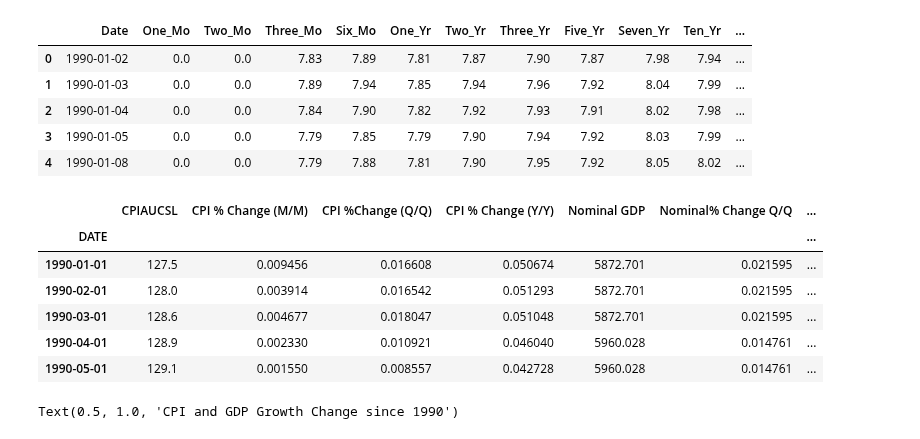
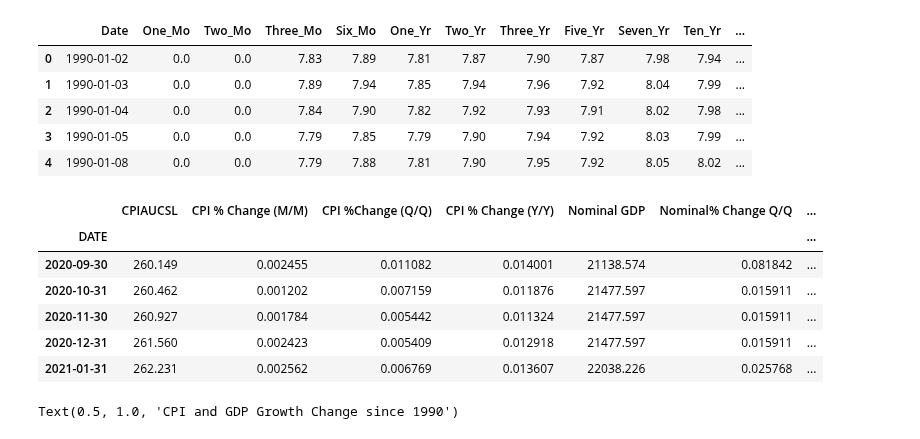
Before and after one commit to AlexNoonan-Syracuse/BigDataProject, a Jupyter notebook: IST718_Final_Project.ipynb, the cells around one changed output. Saved outputs shown, nothing was run; the diff lists cells and outputs as text; code cells hidden in the pictures.

```diff
--- a/IST718_Final_Project.ipynb
+++ b/IST718_Final_Project.ipynb
@@ -60,22 +60,23 @@ tre_hist.head()
 # %%
 #Bring in macro data
 
 
 macro = pd.read_csv("https://raw.githubusercontent.com/AlexNoonan-Syracuse/BigDataProject/main/Macro%20Data.csv")
 macro.index = pd.to_datetime(macro['DATE'])
+macro.index = macro.index.to_period('M').to_timestamp('M')
 del macro['DATE']
 macro = macro["1990-01-01":"02-01-2021"]
-macro.head()
+macro.tail()
 
 #Need to determine how to handle NA data (replace or remove)
 # %% [output]
 |  | CPIAUCSL | CPI % Change (M/M) | CPI %Change (Q/Q) | CPI % Change (Y/Y) | Nominal GDP | Nominal% Change Q/Q | ... |
 | DATE |  |  |  |  |  |  | ... |
-| 1990-01-01 | 127.5 | 0.009456 | 0.016608 | 0.050674 | 5872.701 | 0.021595 | ... |
-| 1990-02-01 | 128.0 | 0.003914 | 0.016542 | 0.051293 | 5872.701 | 0.021595 | ... |
-| 1990-03-01 | 128.6 | 0.004677 | 0.018047 | 0.051048 | 5872.701 | 0.021595 | ... |
-| 1990-04-01 | 128.9 | 0.002330 | 0.010921 | 0.046040 | 5960.028 | 0.014761 | ... |
-| 1990-05-01 | 129.1 | 0.001550 | 0.008557 | 0.042728 | 5960.028 | 0.014761 | ... |
+| 2020-09-30 | 260.149 | 0.002455 | 0.011082 | 0.014001 | 21138.574 | 0.081842 | ... |
+| 2020-10-31 | 260.462 | 0.001202 | 0.007159 | 0.011876 | 21477.597 | 0.015911 | ... |
+| 2020-11-30 | 260.927 | 0.001784 | 0.005442 | 0.011324 | 21477.597 | 0.015911 | ... |
+| 2020-12-31 | 261.560 | 0.002423 | 0.005409 | 0.012918 | 21477.597 | 0.015911 | ... |
+| 2021-01-31 | 262.231 | 0.002562 | 0.006769 | 0.013607 | 22038.226 | 0.025768 | ... |
 # %%
 #need to update column names
 macro["CPI %Change (Q/Q)"].plot()
```
Also changed, not shown: parts of 10 cells of this notebook.
